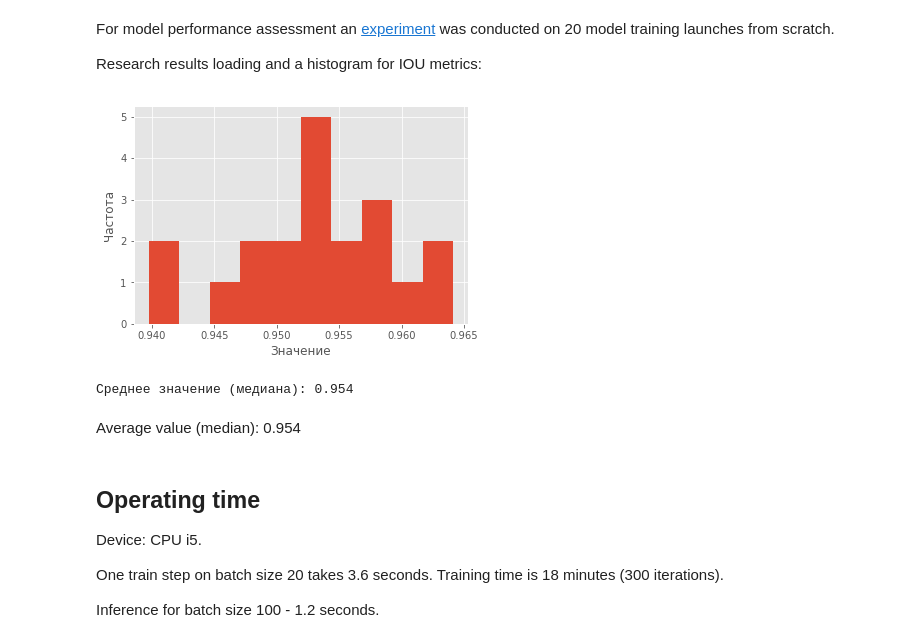
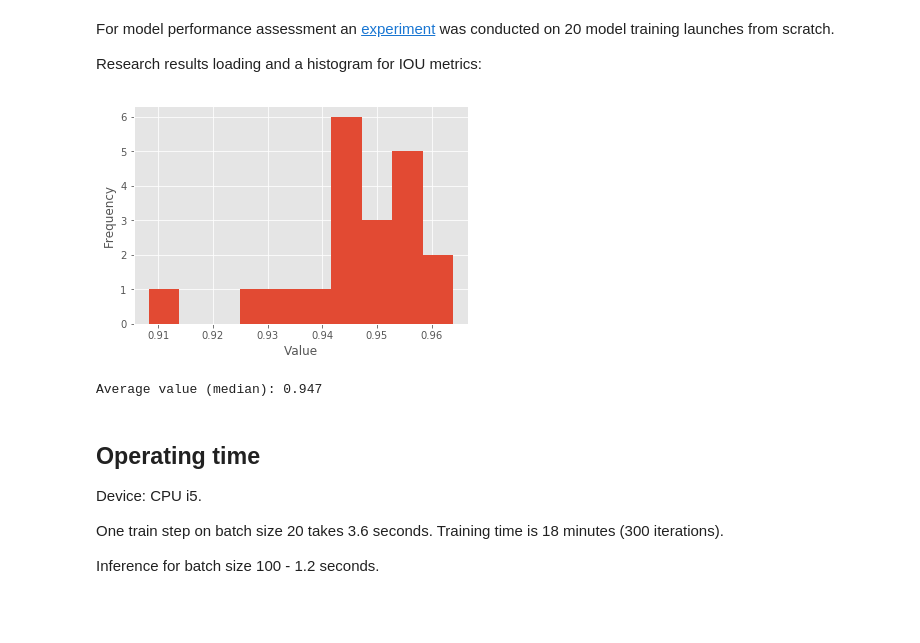
Before and after one commit to gazprom-neft/standards, a Jupyter notebook: model_description/segmentation_model/model_description.ipynb, the cells around one changed output. Saved outputs shown, nothing was run; the diff lists cells and outputs as text; code cells hidden in the pictures; blank space fills up the shorter version.

```diff
--- a/model_description/segmentation_model/model_description.ipynb
+++ b/model_description/segmentation_model/model_description.ipynb
@@ -213,16 +220,14 @@ For model performance assessment an [experiment](./model_estimation.ipynb) was c
 
 Research results loading and a histogram for IOU metrics:
 # %%
-df = Results(path='model_estimation_research').load()
-values = df[df['name'] == 'test']['metrics'].apply(lambda x: x.evaluate('iou', agg='mean')).values
+df = Results(path='model_estimation_research').load(names='test_metrics')
+values = df['iou'].values
 
 show_histogram(values)
-print('Среднее значение (медиана): %.3f' % np.median(values))
+print('Average value (median): %.3f' % np.median(values))
 # %% [output]
-[figure, old version]
+[figure, new version]
-Среднее значение (медиана): 0.954
+Average value (median): 0.947
-# %% [markdown]
-Average value (median): 0.954
 # %% [markdown]
 ## Operating time
 
```
Also changed, not shown: parts of 16 cells of this notebook, 2 other files.
